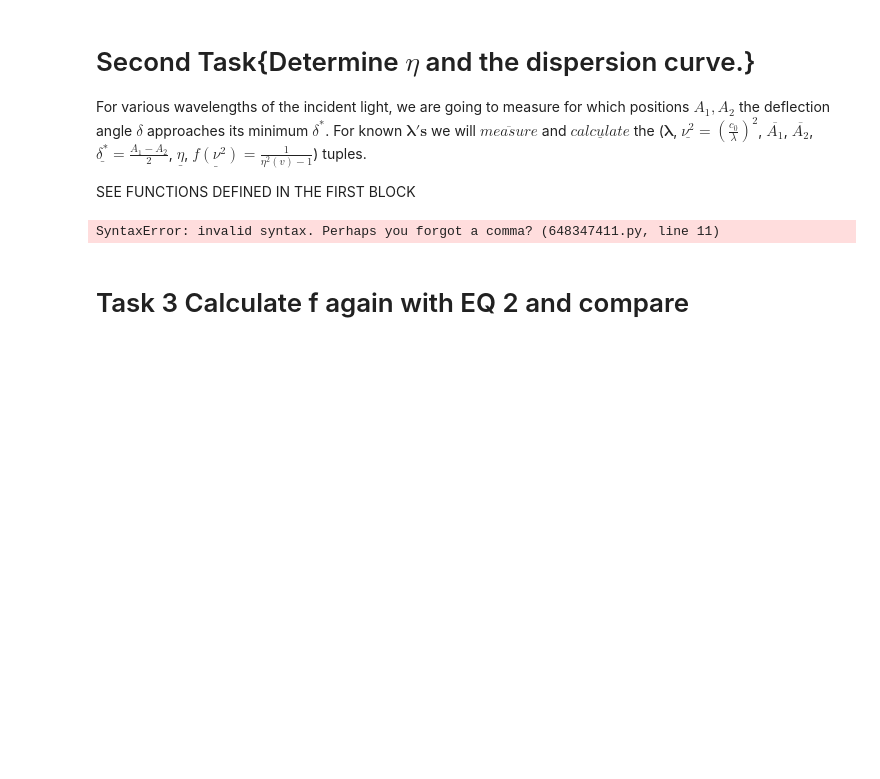
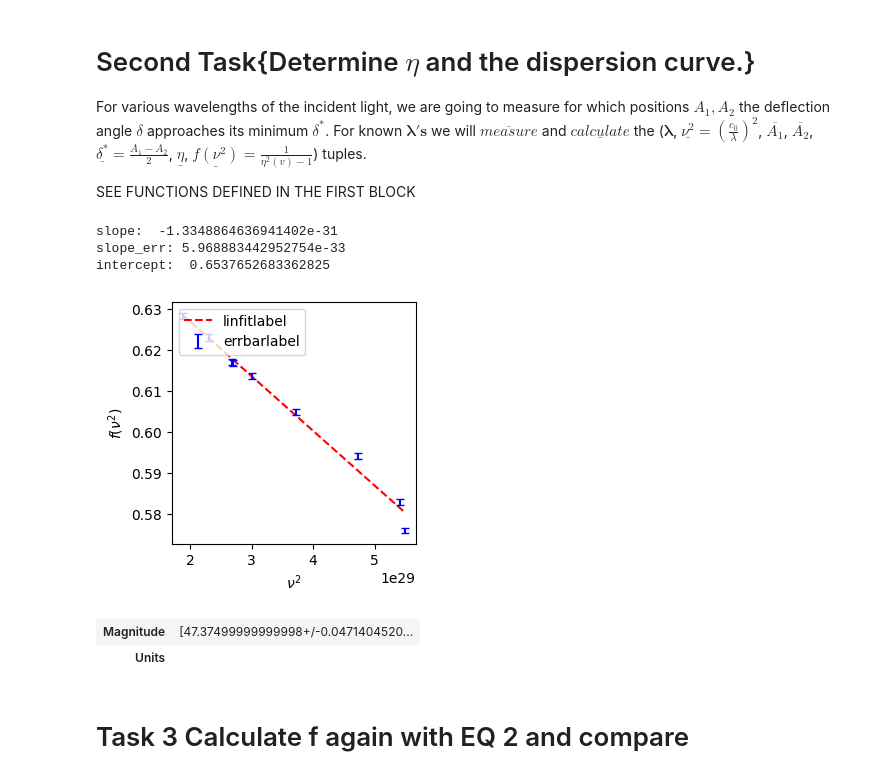
Before and after one commit to dominikrosser/praktikum_p1, a Jupyter notebook: 13 Brechungsind_pris/brechungsind_pris.ipynb, the cells around one changed output. Drawn from its saved outputs; the diff is of its cells as text; code cells hidden in the pictures; blank space fills up the shorter version.

```diff
--- a/13 Brechungsind_pris/brechungsind_pris.ipynb
+++ b/13 Brechungsind_pris/brechungsind_pris.ipynb
@@ -163,38 +168,47 @@ For various wavelengths of the incident light, we are going to measure for which
 SEE FUNCTIONS DEFINED IN THE FIRST BLOCK
 # %%
 # SET UNCERTAINTIES
-A_meas_uncertainty_guess = A_meas_uncertainty_guess # already defined above
-Lambda_uncertainty_guess = 999.99 # TODO !!!
+A_meas_uncertainty_guess_deg = (1.0/60.0)*(4) # = (2)degmin' is unc of device but its difficult to read off minutes so we set 2' A meas uncertainty in degrees
+A_meas_uncertainty_guess2 = np.radians(A_meas_uncertainty_guess_deg)
+A_meas_uncertainty_guess = A_meas_uncertainty_guess2 # already defined above
+Lambda_uncertainty_guess = 0.05 # nanometer
 
 # SET UNITS
 A_unit = units.rad
-Lambda_unit = units.micrometer # TODO !!!
+Lambda_unit = units.nanometer
 
 # IMPORT DATA
-Lambda_meas, A1_meas_deg, A2_meas_deg, A1_meas_degmin, A2_meas_degmin = np.genfromtxt(os.path.join(os.getcwd(), "task2_measure_lambda_a1_a2.csv"), delimiter=',', skip_header=1, unpack=True)
+Lambda_meas, A1_meas_deg, A2_meas_deg, A1_meas_degmin, A2_meas_degmin, Lambda_labels = np.genfromtxt(os.path.join(os.getcwd(), "task2_measure_lambda_a1_a2.csv"), delimiter=',', skip_header=1, unpack=True)
 A1_meas = np.radians(A1_meas_deg + (1.0/60.0)*A1_meas_degmin)
 A2_meas = np.radians(A2_meas_deg + (1.0/60.0)*A2_meas_degmin)
-A1s = np.array([u.ufloat(a1, A_meas_uncertainty_guess) for a1 in A1_meas]) *A_unit
+A1s = np.array([u.ufloat(a1 + 2*np.pi, A_meas_uncertainty_guess) for a1 in A1_meas]) *A_unit
 A2s = np.array([u.ufloat(a2, A_meas_uncertainty_guess) for a2 in A2_meas]) *A_unit
 Lambdas = np.array([u.ufloat(l, Lambda_uncertainty_guess) for l in Lambda_meas]) *Lambda_unit
 
 # CALCULATE BELONGING VALUES
 Nus = nu_of_lambda(Lambdas).to_base_units().to_compact()
 Nu_Squareds = np.square(Nus).to_base_units().to_compact()
 Delta0s = delta0_of_A1_A2(A1s, A2s).to_base_units().to_compact()
 # Using Eq. 8 to figure out the refractive indexes
 Etas = np.array([n_of_phi_delta0(Phi_Result.magnitude, Delta0.magnitude) for Delta0 in Delta0s]) * no_unit
 Eta_Squareds = usquare(Etas)
 Fs = f_of_n_squared(Eta_Squareds)
 
 slope_withErr, intercept_withErr = errorbar_plot_with_linregress(extr_values(Nu_Squareds), extr_values(Fs), extr_sig(Fs), nolinregress=False, xlabel=r'$\nu^2$', ylabel=r'$f(\nu^2)$')
 
 # CALCULATE MATERIAL CONSTANTS FROM THE CURVE
 nu0dash_Squared = intercept_withErr
 nu0dash = u.wrap(np.sqrt)(nu0dash_Squared) * (1/units.s)# u.ufloat(998.38, 7.433) * (1/units.s) # TODO
 A_param = (1/slope_withErr) * (1/units.s**2) # u.ufloat(848.83, 3.443) * (1/units.s**2)# TODO
+
+Delta0s / (2*scipy.constants.pi) * 360 / units.rad
 # %% [output]
-SyntaxError: invalid syntax. Perhaps you forgot a comma? (648347411.py, line 11)
+slope:  -1.3348864636941402e-31
+slope_err: 5.968883442952754e-33
+intercept:  0.6537652683362825
+[figure, added]
+| Magnitude | [47.37499999999998+/-0.0471404520... |
+| Units |  |
 # %% [markdown]
 # Task 3 Calculate f again with EQ 2 and compare
 # %%
```
Also changed, not shown: parts of 3 cells of this notebook, 1 other file.
